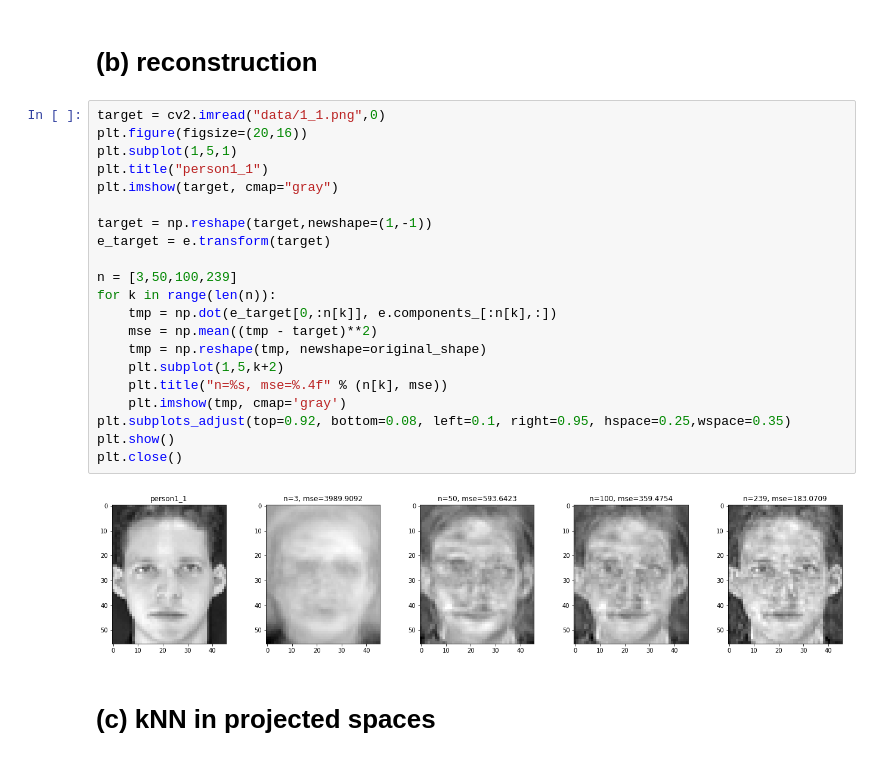
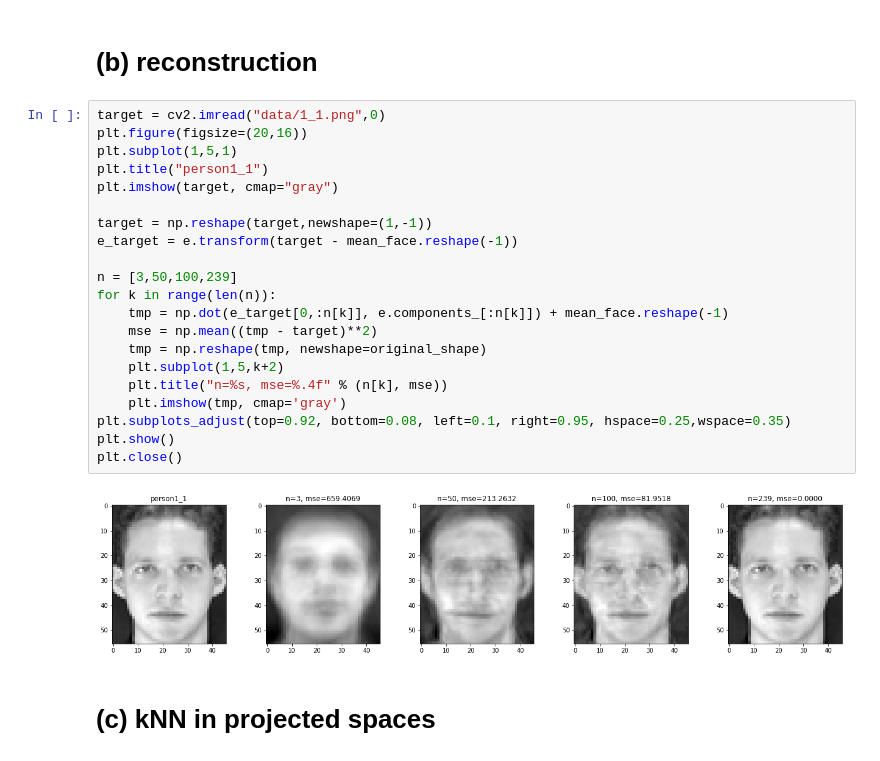
Before and after one commit to twcmchang/DLCV2018SPRING, a Jupyter notebook: hw1/hw1_d05921027.ipynb, the cells around one changed output. Saved outputs shown, nothing was run; the diff lists cells and outputs as text.

Commit message:
subtract mean_face before transform

```diff
--- a/hw1/hw1_d05921027.ipynb
+++ b/hw1/hw1_d05921027.ipynb
@@ -85,26 +85,26 @@ plt.close()
 # %%
 target = cv2.imread("data/1_1.png",0)
 plt.figure(figsize=(20,16))
 plt.subplot(1,5,1)
 plt.title("person1_1")
 plt.imshow(target, cmap="gray")
 
 target = np.reshape(target,newshape=(1,-1))
-e_target = e.transform(target)
+e_target = e.transform(target - mean_face.reshape(-1))
 
 n = [3,50,100,239]
 for k in range(len(n)):
-    tmp = np.dot(e_target[0,:n[k]], e.components_[:n[k],:])
+    tmp = np.dot(e_target[0,:n[k]], e.components_[:n[k]]) + mean_face.reshape(-1)
     mse = np.mean((tmp - target)**2)
     tmp = np.reshape(tmp, newshape=original_shape)
     plt.subplot(1,5,k+2)
     plt.title("n=%s, mse=%.4f" % (n[k], mse))
     plt.imshow(tmp, cmap='gray')
 plt.subplots_adjust(top=0.92, bottom=0.08, left=0.1, right=0.95, hspace=0.25,wspace=0.35)
 plt.show()
 plt.close()
 # %% [output]
-[figure, old version]
+[figure, new version]
 # %% [markdown]
 # (c) kNN in projected spaces
 # %%
```
Also changed, not shown: parts of 2 cells of this notebook, 1 other file.
